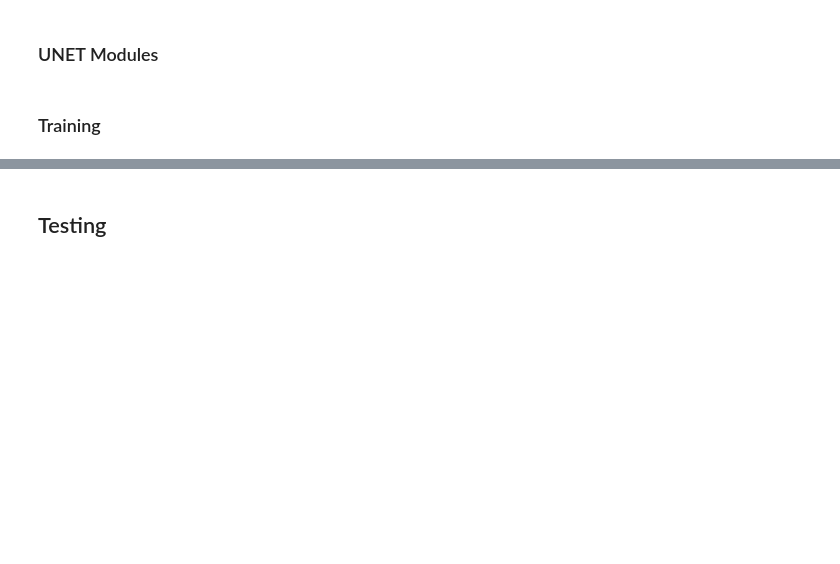
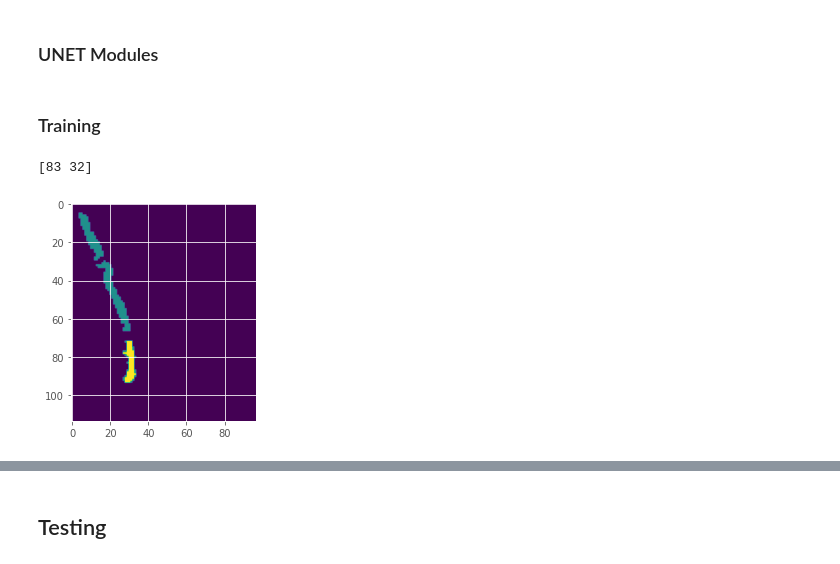
Before and after one commit to AntonDanylenko/auto_gleason, a Jupyter notebook: main.ipynb, the cells around one changed output, grey strips where cells are left out. Drawn from its saved outputs; the diff is of its cells as text; code cells hidden in the pictures; blank space fills up the shorter version.

```diff
--- a/main.ipynb
+++ b/main.ipynb
@@ -346,6 +349,18 @@ class UNet(Module):
 		return map
 # %% [markdown]
 ### Training
+# %%
+thumbnail = thumbnails_dict['07a7ef0ba3bb0d6564a73f4f3e1c2293']
+# print(thumbnail[80])
+plt.imshow(thumbnail)
+indices = np.transpose(np.where(thumbnail>0.001))
+# print(indices)
+rand_index = random.randint(len(indices))
+coord = indices[rand_index]
+print(coord)
+# %% [output]
+[83 32]
+[figure, added]
 # %%
 # Take only radboud slides
 radboud = train.loc[train["data_provider"]=="radboud"]
```
Also changed, not shown: parts of 4 cells of this notebook.
